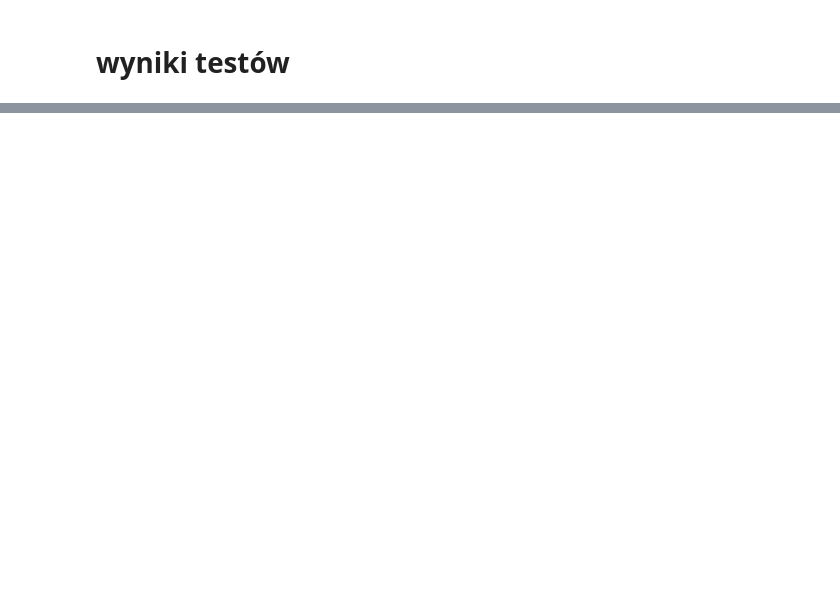
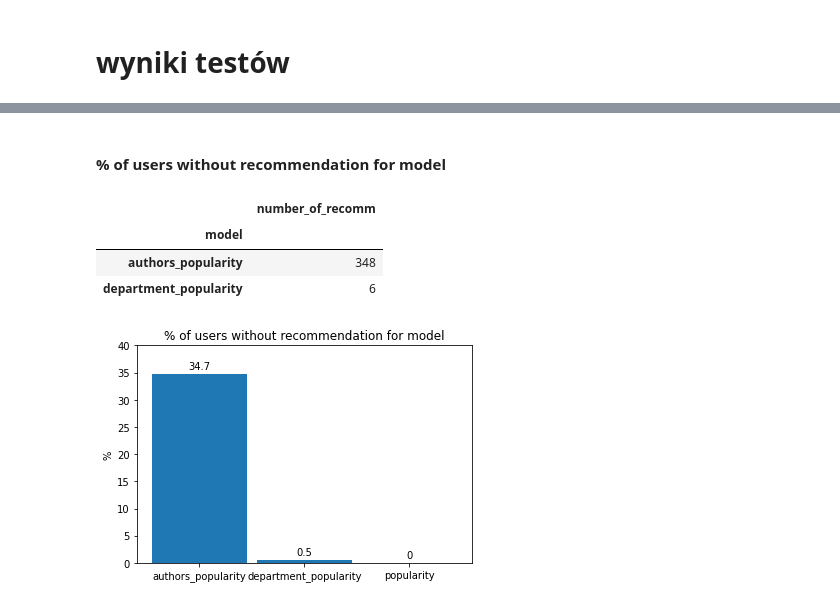
Before and after one commit to amakarewicz/RecommenderSystem, a Jupyter notebook: Piotr/model/test_model/plots_n_data.ipynb, the cells around one changed output, grey strips where cells are left out. Saved outputs shown, nothing was run; the diff lists cells and outputs as text; code cells hidden in the pictures; blank space fills up the shorter version.

```diff
--- a/Piotr/model/test_model/plots_n_data.ipynb
+++ b/Piotr/model/test_model/plots_n_data.ipynb
@@ -48,0 +66,27 @@ plt.show()
+# %% [markdown]
+#### % of users without recommendation for model
+# %%
+a = results.groupby(['model','user']).agg({'number_of_recomm': 'max'})
+# a.count() # 1001
+a = a[a['number_of_recomm']==0]
+a.groupby(['model']).agg({'number_of_recomm': 'count'})
+# odejmuje 1, bo to uzytkownik testowy bez niczego (powinno być NaN w tabeli)
+# %% [output]
+|  | number_of_recomm |
+| model |  |
+| authors_popularity | 348 |
+| department_popularity | 6 |
+# %%
+x = np.arange(3)
+wd=0.9
+fig, ax = plt.subplots()
+a1 = ax.bar(x, [34.7,0.5,0], wd)
+ax.set_xticks(x)
+ax.set_xticklabels(pre.index)
+ax.set_ylabel('%')
+ax.bar_label(a1,padding=3)
+plt.gca().set_ylim([0,40])
+plt.title('% of users without any recommendation for model')
+plt.show()
+# %% [output]
+[figure, added]
```
Also changed, not shown: parts of 4 cells of this notebook, 2 other files.
